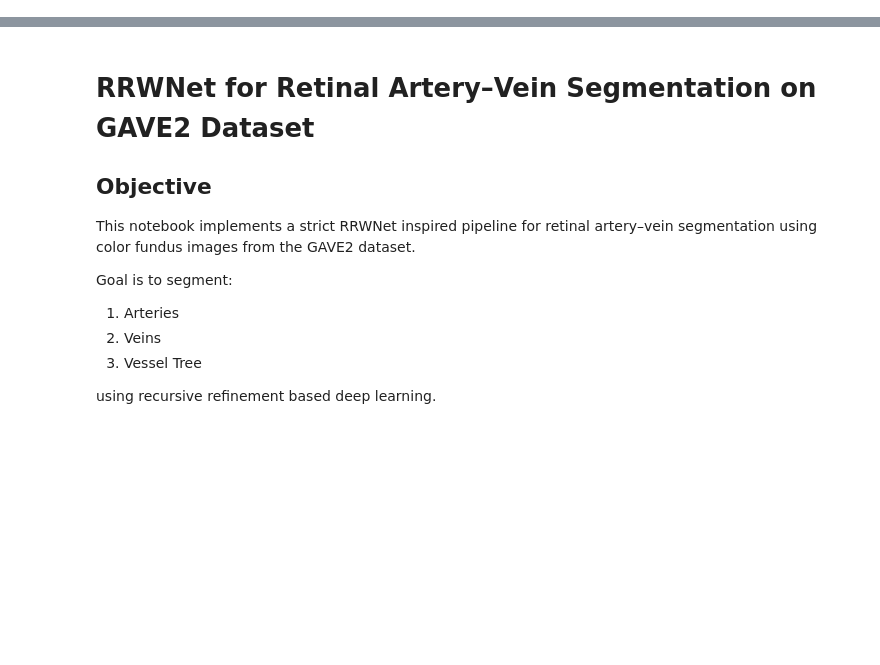
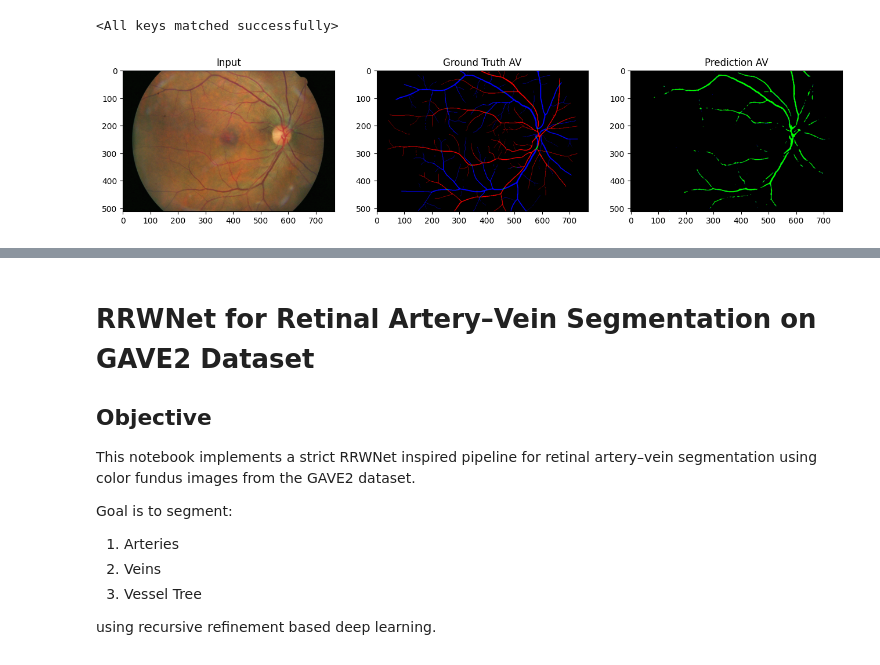
Before and after one commit to tanishhhk/AV_Segmentation, a Jupyter notebook: 10_final.ipynb, the cells around one changed output, grey strips where cells are left out. Cells and saved outputs as stored; diff of their text form; code cells hidden in the pictures; blank space fills up the shorter version.

Commit message:
RRWNET exec

```diff
--- a/10_final.ipynb
+++ b/10_final.ipynb
@@ -430,7 +525,7 @@ model = RRWNet(
     input_ch=3,
     output_ch=3,
     base_ch=64,
-    num_iterations=5
+    num_iterations=7
 ).to(DEVICE)
 
 criterion = RRLoss()
@@ -628,3 +781,12 @@ def visualize_av_prediction(model, loader):
     plt.title("Prediction AV")
 
     plt.show()
+# %%
+checkpoint = torch.load("best_rrwnet_true.pth")
+model.load_state_dict(checkpoint["model_state_dict"])
+# %% [output]
+<All keys matched successfully>
+# %%
+visualize_av_prediction(model, val_loader)
+# %% [output]
+[figure, added]
```
Also changed, not shown: parts of 22 cells of this notebook, 1 other file.
